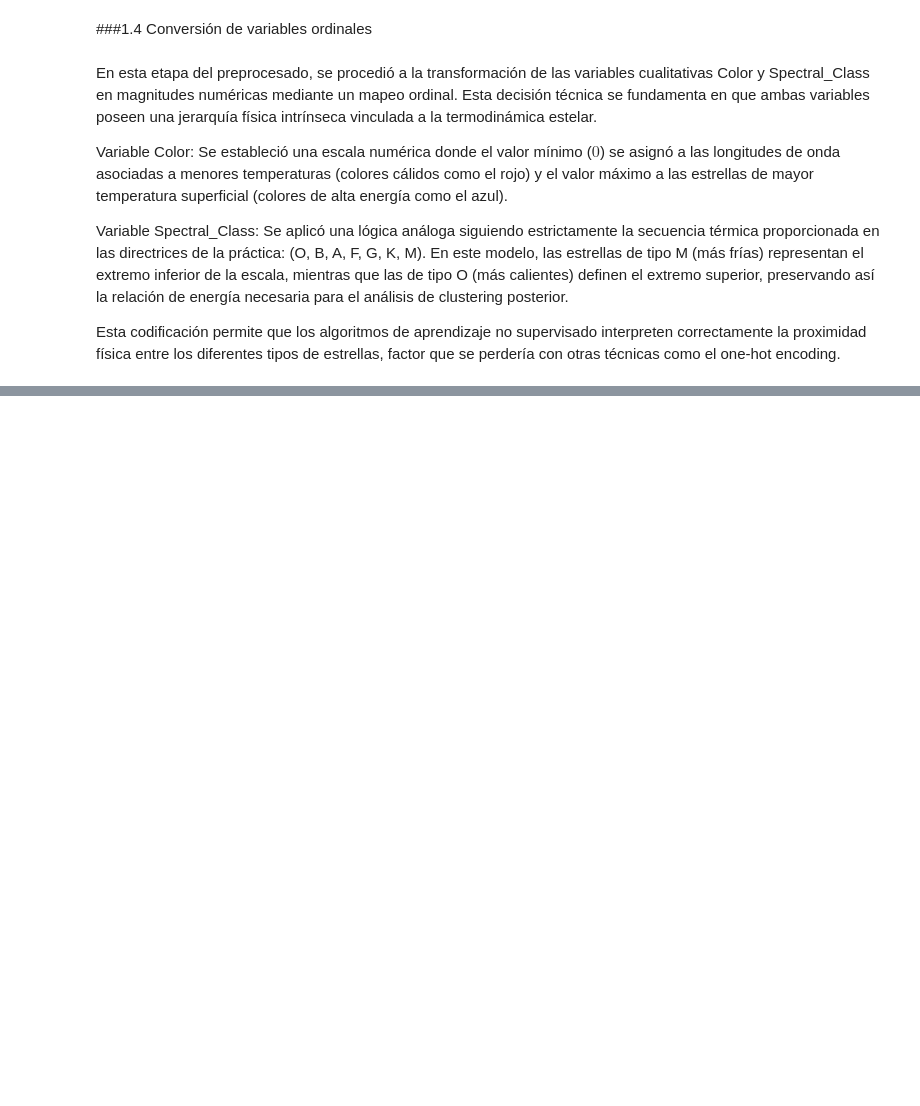
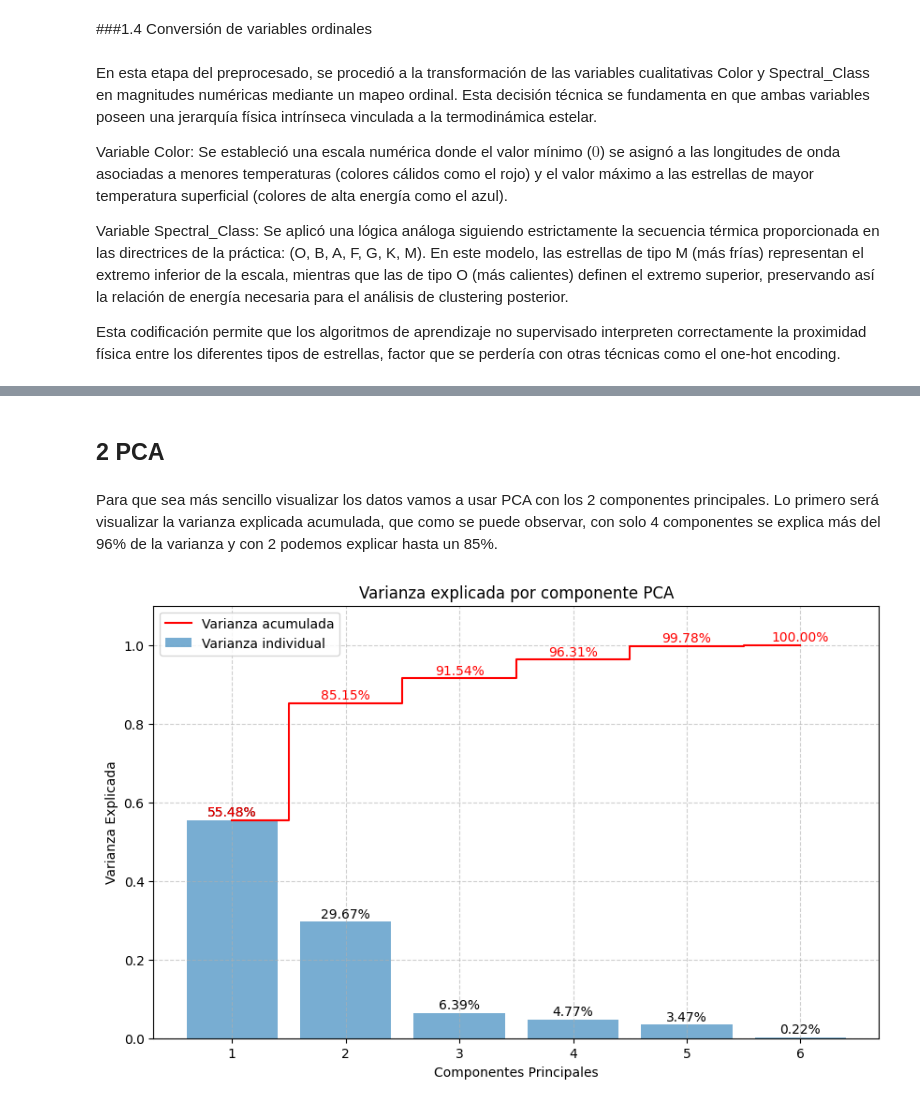
Before and after one commit to 100522128/g81_P2_03_Aprendizaje_Automatico, a Jupyter notebook: notebook.ipynb, the cells around one changed output, grey strips where cells are left out. Saved outputs shown, nothing was run; the diff lists cells and outputs as text; code cells hidden in the pictures; blank space fills up the shorter version.

```diff
--- a/notebook.ipynb
+++ b/notebook.ipynb
@@ -183,0 +175,47 @@ def transformar_ordinales(X_in):
+# %% [markdown]
+## 2 PCA
+# %% [markdown]
+Para que sea más sencillo visualizar los datos vamos a usar PCA con los 2 componentes principales. Lo primero será visualizar la varianza explicada acumulada, que como se puede observar, con solo 4 componentes se explica más del 96% de la varianza y con 2 podemos explicar hasta un 85%.
+# %%
+import matplotlib.pyplot as plt
+from sklearn.decomposition import PCA
+from sklearn.pipeline import Pipeline
+from sklearn.preprocessing import StandardScaler, FunctionTransformer
+
+# Definimos el paso de transformación de las ordinales usando FunctionTransformer
+paso_ordinal = FunctionTransformer(transformar_ordinales)
+
+# Creamos el Pipeline de PCA
+pipeline_pca = Pipeline([
+    ('limpieza_ordinal', paso_ordinal),
+    ('escalador', StandardScaler()),
+    ('pca', PCA())
+])
+
+# Ajustar y transformar
+X_pca = pipeline_pca.fit_transform(df)
+pca = pipeline_pca.named_steps['pca']
+
+# Varianza explicada y acumulada
+explained_variance = pca.explained_variance_ratio_
+cumulative_variance = np.cumsum(explained_variance)
+
+# Plot de Varianza Explicada y Acumulada
+plt.figure(figsize=(10, 6))
+plt.bar(range(1, len(explained_variance) + 1), explained_variance, alpha=0.6, label='Varianza individual')
+plt.step(range(1, len(cumulative_variance) + 1), cumulative_variance, where='mid', label='Varianza acumulada', color='red')
+
+# Añadir valores exactos
+for i, (ev, cv) in enumerate(zip(explained_variance, cumulative_variance)):
+    plt.text(i + 1, ev + 0.01, f"{ev:.2%}", ha='center')
+    plt.text(i + 1, cv + 0.01, f"{cv:.2%}", ha='center', color='red')
+
+plt.xlabel('Componentes Principales')
+plt.ylabel('Varianza Explicada')
+plt.title('Varianza explicada por componente PCA')
+plt.legend(loc='best')
+plt.ylim(0, 1.1)
+plt.grid(True, linestyle='--', alpha=0.6)
+plt.show()
+# %% [output]
+[figure, added]
```
Also changed, not shown: parts of 7 cells of this notebook.
